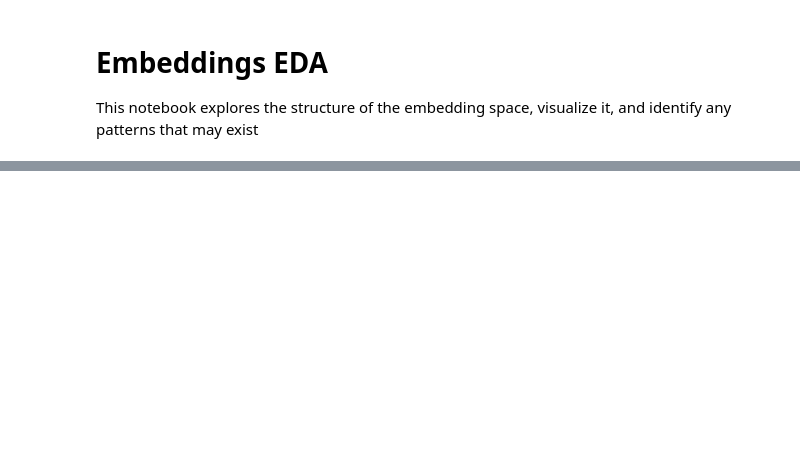
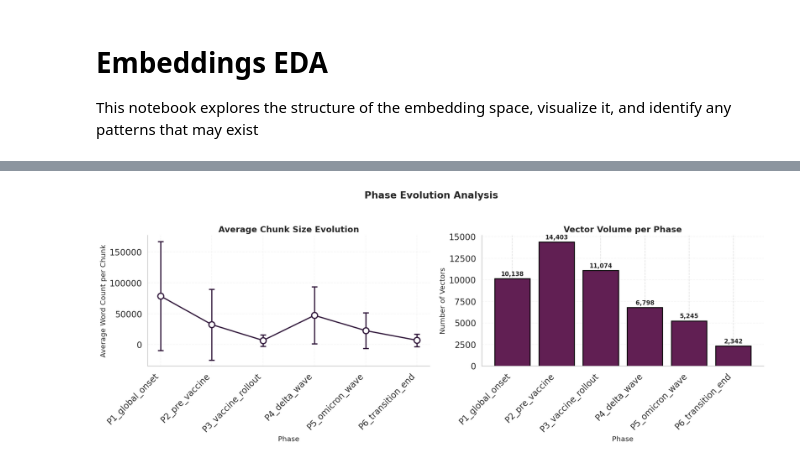
Before and after one commit to Ala-ADN/credleaf, a Jupyter notebook: notebooks/03_embeddings_eda.ipynb, the cells around one changed output, grey strips where cells are left out. Cells and saved outputs as stored; diff of their text form; code cells hidden in the pictures; blank space fills up the shorter version.

```diff
--- a/notebooks/03_embeddings_eda.ipynb
+++ b/notebooks/03_embeddings_eda.ipynb
@@ -63,0 +226,54 @@ Collections in Qdrant:
+# %%
+# Cell 7 (fixed): Phase transition analysis - chunk size evolution
+fig, axes = plt.subplots(1, 2, figsize=(16, 6))
+
+# Left plot: Average chunk size over phases
+# Drop NaN values and ensure alignment
+phase_avg_words = df.groupby('phase_cat')['word_count'].mean().reindex(phase_order)
+phase_std_words = df.groupby('phase_cat')['word_count'].std().reindex(phase_order)
+
+# Remove phases with no data
+valid_phases = phase_avg_words.dropna().index
+valid_avg = phase_avg_words[valid_phases]
+valid_std = phase_std_words[valid_phases]
+
+# Create x positions
+x_positions = range(len(valid_phases))
+
+axes[0].errorbar(x_positions,
+                 valid_avg.values,
+                 yerr=valid_std.values,
+                 fmt='o-', capsize=5, capthick=2, markersize=10,
+                 color=palette[0], linewidth=2, markerfacecolor='white', markeredgewidth=2)
+
+axes[0].set_xticks(x_positions)
+axes[0].set_xticklabels(valid_phases, rotation=45, ha='right')
+axes[0].set_title("Average Chunk Size Evolution", fontsize=14, fontweight='bold')
+axes[0].set_ylabel("Average Word Count per Chunk", fontsize=12)
+axes[0].set_xlabel("Phase", fontsize=12)
+axes[0].grid(True, alpha=0.3)
+
+# Right plot: Volume of vectors per phase (only phases with data)
+phase_counts_phase = df['phase_cat'].value_counts().reindex(valid_phases)
+
+bars = axes[1].bar(range(len(phase_counts_phase)),
+                   phase_counts_phase.values,
+                   color=palette[1], edgecolor='black', linewidth=1.5)
+
+axes[1].set_xticks(range(len(phase_counts_phase)))
+axes[1].set_xticklabels(phase_counts_phase.index, rotation=45, ha='right')
+axes[1].set_title("Vector Volume per Phase", fontsize=14, fontweight='bold')
+axes[1].set_ylabel("Number of Vectors", fontsize=12)
+axes[1].set_xlabel("Phase", fontsize=12)
+axes[1].grid(True, alpha=0.3, axis='y')
+
+# Add value labels
+for bar, count in zip(bars, phase_counts_phase.values):
+    axes[1].text(bar.get_x() + bar.get_width()/2, bar.get_height() + max(phase_counts_phase.values)*0.01,
+                 f'{int(count):,}', ha='center', va='bottom', fontsize=10, fontweight='bold')
+
+plt.suptitle("Phase Evolution Analysis", fontsize=16, fontweight='bold', y=1.02)
+plt.tight_layout()
+plt.show()
+# %% [output]
+[figure, added]
```
Also changed, not shown: parts of 10 cells of this notebook, 2 other files.
